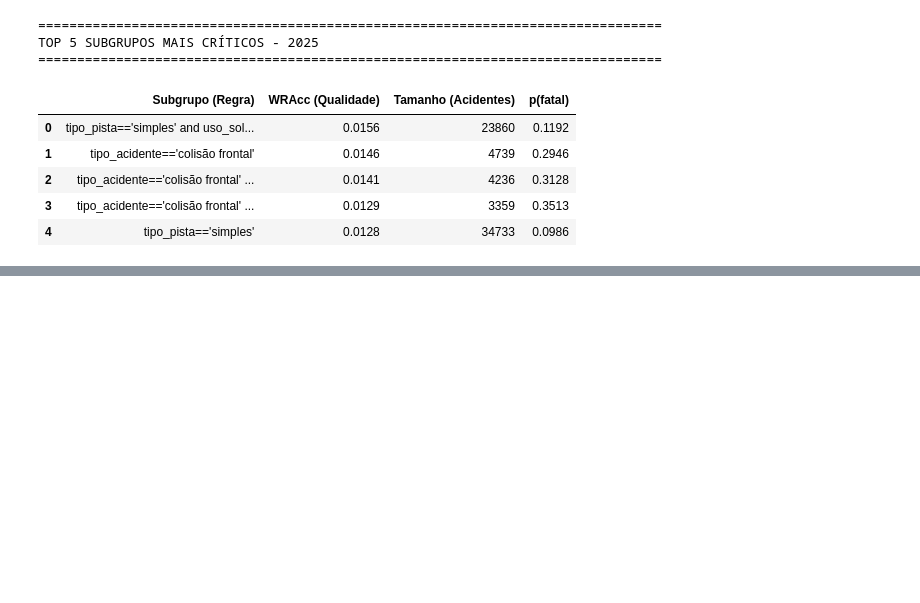
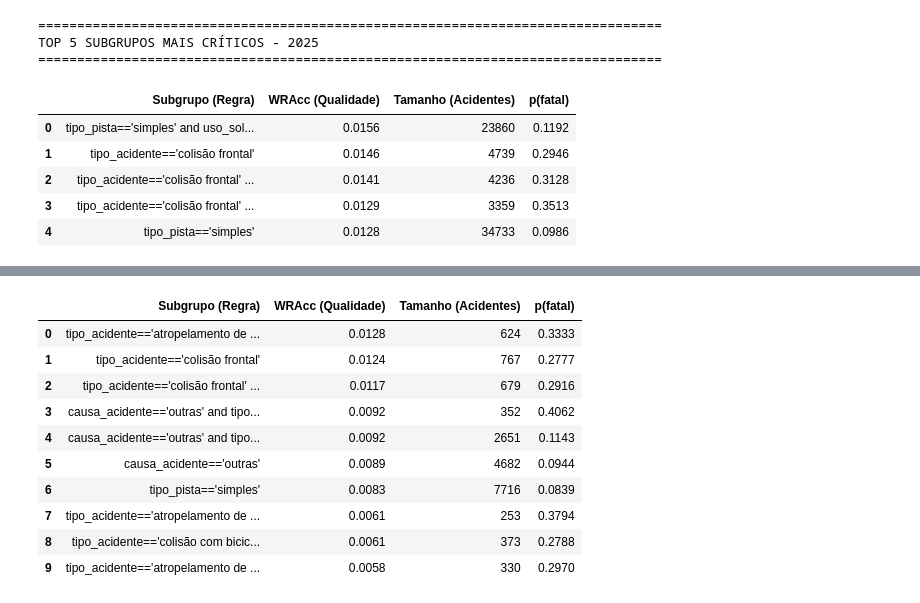
Before and after one commit to HectorSoares/tp_ad, a Jupyter notebook: main.ipynb, the cells around one changed output, grey strips where cells are left out. Drawn from its saved outputs; the diff is of its cells as text; code cells hidden in the pictures; blank space fills up the shorter version.

```diff
--- a/main.ipynb
+++ b/main.ipynb
@@ -608,0 +727,67 @@ TOP 5 SUBGRUPOS MAIS CRÍTICOS - 2025
+# %%
+
+# ==============================================================================
+# EXPERIMENTO 3: O IMPACTO DO ÁLCOOL NO UNIVERSO "NOITE DE FIM DE SEMANA"
+# ==============================================================================
+
+print("=" * 80)
+print(" 🍻 EXPERIMENTO 3: ISOLANDO NOITE + FIM DE SEMANA")
+print("=" * 80)
+
+# 1. ISOLANDO O UNIVERSO (O Filtro)
+# Atenção: Usando o df gerado pela sua função preprocess_com_extras
+df07_noite_fds = df07_extras[(df07_extras['turno'] == 'noite') & (df07_extras['fim_de_semana'] == 'sim')].copy()
+df25_noite_fds = df25_extras[(df25_extras['turno'] == 'noite') & (df25_extras['fim_de_semana'] == 'sim')].copy()
+
+print(f"Total de acidentes Noite/FDS em 2007: {len(df07_noite_fds)}")
+print(f"Total de acidentes Noite/FDS em 2025: {len(df25_noite_fds)}\n")
+
+# 2. CONFIGURANDO A TAREFA (O Foco)
+target_alcool = ps.BinaryTarget('fatal', True)
+
+# Colunas que queremos focar
+colunas_foco = ['causa_acidente', 'tipo_acidente', 'tipo_pista']
+
+# Cria todos os seletores ignorando o target
+searchspace_07 = ps.create_selectors(df07_noite_fds, ignore=['fatal'])
+searchspace_25 = ps.create_selectors(df25_noite_fds, ignore=['fatal'])
+
+# Filtra a lista para manter APENAS as colunas do nosso foco
+searchspace_07 = [s for s in searchspace_07 if any(c in str(s) for c in colunas_foco)]
+searchspace_25 = [s for s in searchspace_25 if any(c in str(s) for c in colunas_foco)]
+
+# Configurando o algoritmo (depth=2 para cruzar causa + tipo de pista)
+task_07_alcool = ps.SubgroupDiscoveryTask(
+    df07_noite_fds, target_alcool, searchspace_07, result_set_size=10, depth=2, qf=ps.WRAccQF()
+)
+task_25_alcool = ps.SubgroupDiscoveryTask(
+    df25_noite_fds, target_alcool, searchspace_25, result_set_size=10, depth=2, qf=ps.WRAccQF()
+)
+
+# 3. EXECUTANDO A MINERAÇÃO
+print("Rodando busca em 2007...")
+res07_alcool = ps.BeamSearch().execute(task_07_alcool).to_dataframe()
+
+print("Rodando busca em 2025...")
+res25_alcool = ps.BeamSearch().execute(task_25_alcool).to_dataframe()
+
+# 4. FORMATANDO E EXIBINDO OS RESULTADOS (Reutilizando sua função formatar_top_k)
+top10_07_alcool = formatar_top_k(res07_alcool, k=10)
+top10_25_alcool = formatar_top_k(res25_alcool, k=10)
+
+print("\n" + "=" * 80)
+print(" 🚨 TOP 10 RISCOS - NOITE DE FIM DE SEMANA (2007 - PRÉ LEI SECA)")
+print("=" * 80)
+try:
+    display(top10_07_alcool)
+except NameError:
+    print(top10_07_alcool.to_string(index=False))
+
+print("\n" + "=" * 80)
+print(" 🚨 TOP 10 RISCOS - NOITE DE FIM DE SEMANA (2025 - PÓS LEI SECA)")
+print("=" * 80)
+try:
+    display(top10_25_alcool)
+except NameError:
+    print(top10_25_alcool.to_string(index=False))
+# %% [output]
@@ -608,0 +806,11 @@ TOP 5 SUBGRUPOS MAIS CRÍTICOS - 2025
+|  | Subgrupo (Regra) | WRAcc (Qualidade) | Tamanho (Acidentes) | p(fatal) |
+| 0 | tipo_acidente=='atropelamento de ... | 0.0128 | 624 | 0.3333 |
+| 1 | tipo_acidente=='colisão frontal' | 0.0124 | 767 | 0.2777 |
+| 2 | tipo_acidente=='colisão frontal' ... | 0.0117 | 679 | 0.2916 |
+| 3 | causa_acidente=='outras' and tipo... | 0.0092 | 352 | 0.4062 |
+| 4 | causa_acidente=='outras' and tipo... | 0.0092 | 2651 | 0.1143 |
+| 5 | causa_acidente=='outras' | 0.0089 | 4682 | 0.0944 |
+| 6 | tipo_pista=='simples' | 0.0083 | 7716 | 0.0839 |
+| 7 | tipo_acidente=='atropelamento de ... | 0.0061 | 253 | 0.3794 |
+| 8 | tipo_acidente=='colisão com bicic... | 0.0061 | 373 | 0.2788 |
+| 9 | tipo_acidente=='atropelamento de ... | 0.0058 | 330 | 0.2970 |
```
Also changed, not shown: parts of 4 cells of this notebook.
